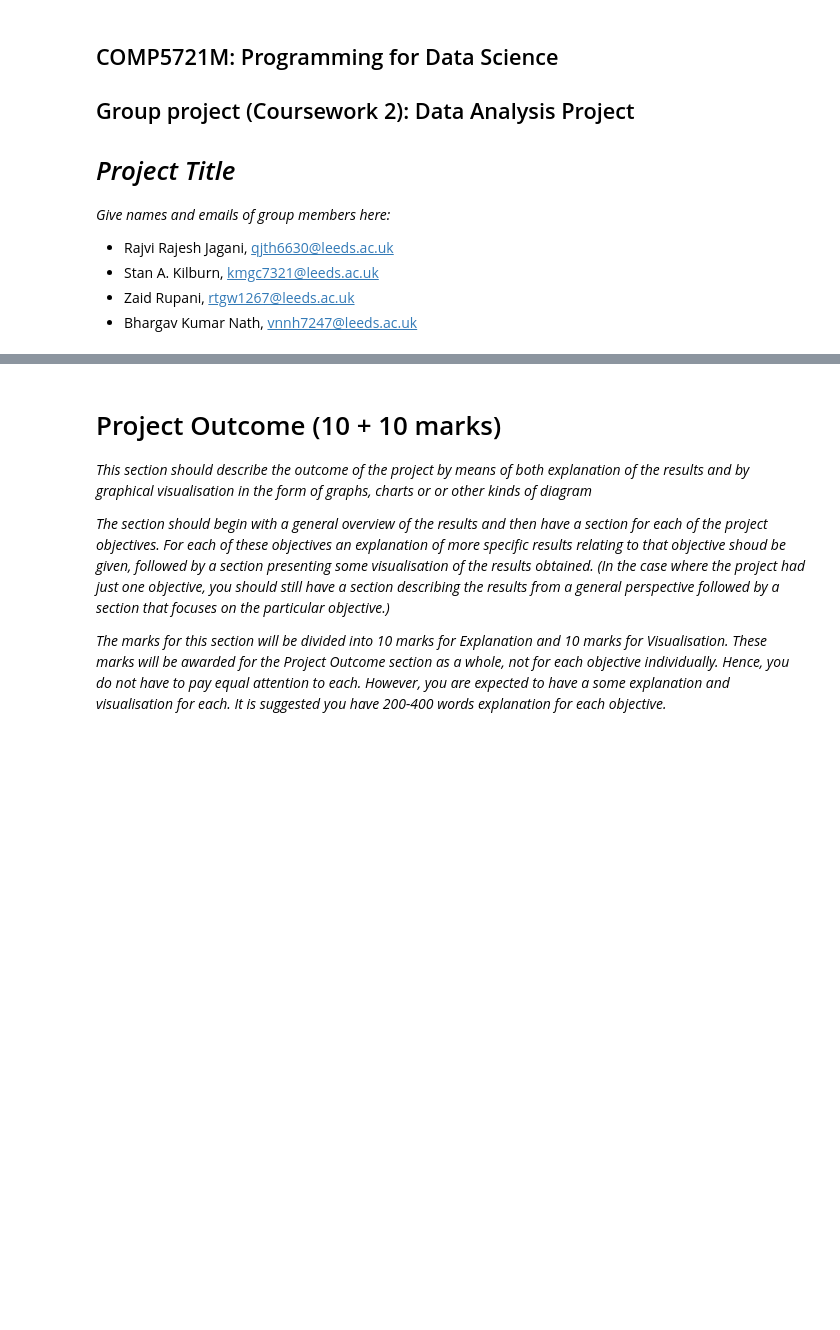
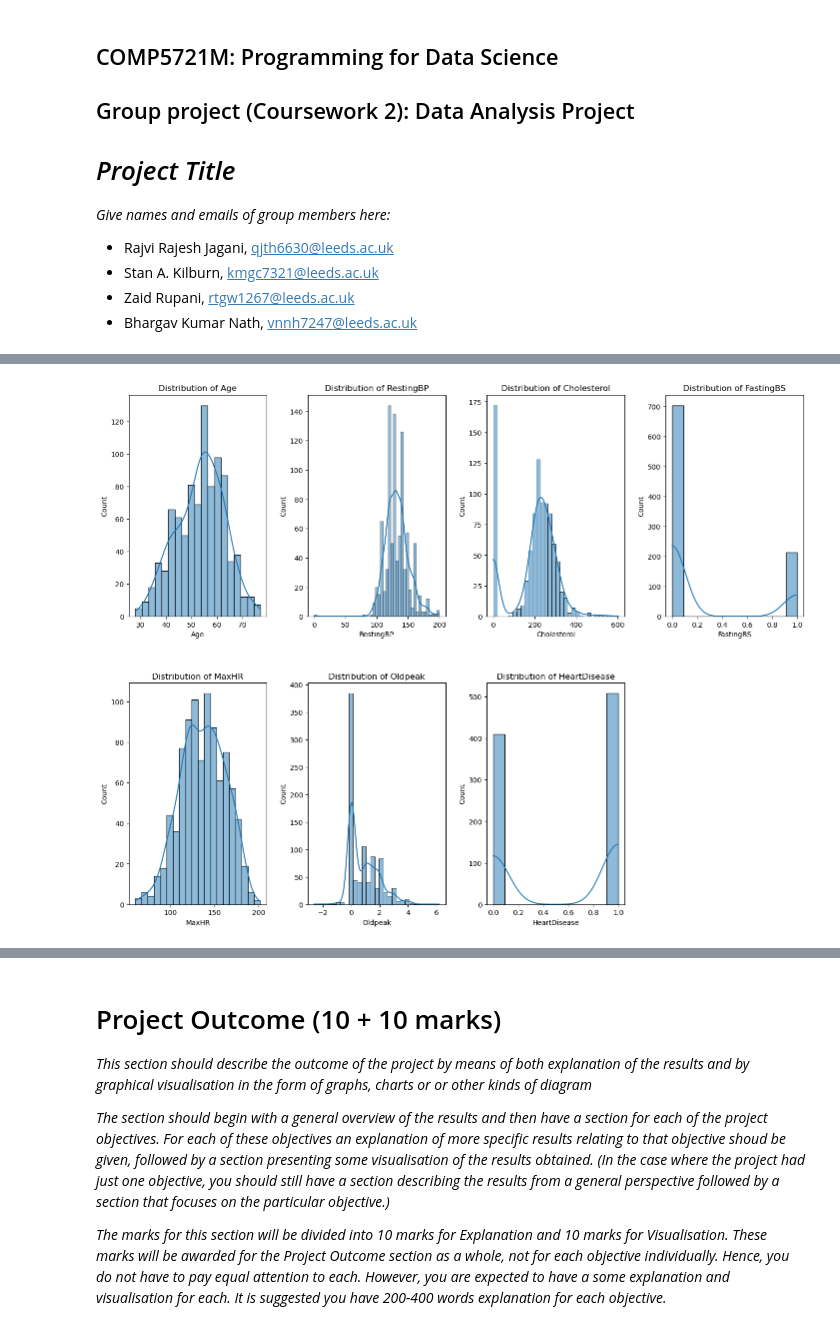
Before and after one commit to BhargavKumarNath/Heart_Failure_Prediction, a Jupyter notebook: Group project.ipynb, the cells around one changed output, grey strips where cells are left out. Cells and saved outputs as stored; diff of their text form; code cells hidden in the pictures; blank space fills up the shorter version.

```diff
--- a/Group project.ipynb
+++ b/Group project.ipynb
@@ -278,0 +255,39 @@ do not exceed the maximum number of lines stated above._
+# %%
+def plot_feature_distributions(df, num_cols=4):
+    """
+    Generates distribution plots for numeric features in a DataFrame using seaborn.
+
+    This function creates a grid of histogram plots with kernal density estimation
+    for all numeric columns in the input DataFrame. The plots are arranged in a
+    configurable grid layout with customizable spacing and formatting.
+
+    Args:
+        df (pandas.DataFrame): Input DataFrame containing the data to visualize
+        num_cols (int, optional): Number of columns in the plot grid.
+
+    Returns:
+        None. It displays the plot using matplotliv.pyplot.show()
+    """
+    cols = df.select_dtypes(include="number").columns   # Get numeric columns
+    num_rows = (len(cols) - 1) // num_cols + 1
+
+    # Create a figure with the calculated dimensions
+    fig, axes = plt.subplots(num_rows, num_cols, figsize=(15, 6 * num_rows))
+    axes = axes.flatten()  # Flatten the axes array for easier indexing
+
+    # Enumerate through columns and create histogram on each subplot
+    for i, col in enumerate(cols):
+        sns.histplot(df[col], kde=True, ax=axes[i])
+        axes[i].set_title(f"Distribution of {col}")
+
+    # Hide unused subplots (we only need 7 plots)
+    for i in range(len(cols), len(axes)):
+        fig.delaxes(axes[i])
+
+    # Fine-tune spacing between subplots for better readability
+    plt.subplots_adjust(left=0.05, right=0.95, top=0.9, bottom=0.05, wspace=0.3, hspace=0.3)
+    plt.show()
+# %%
+plot_feature_distributions(df)
+# %% [output]
+[figure, added]
```
Also changed, not shown: parts of 38 cells of this notebook.
